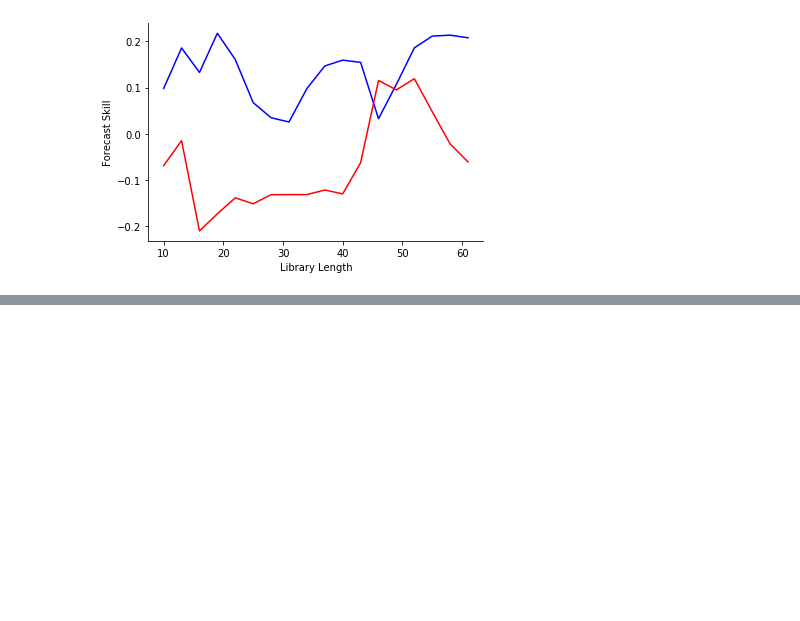
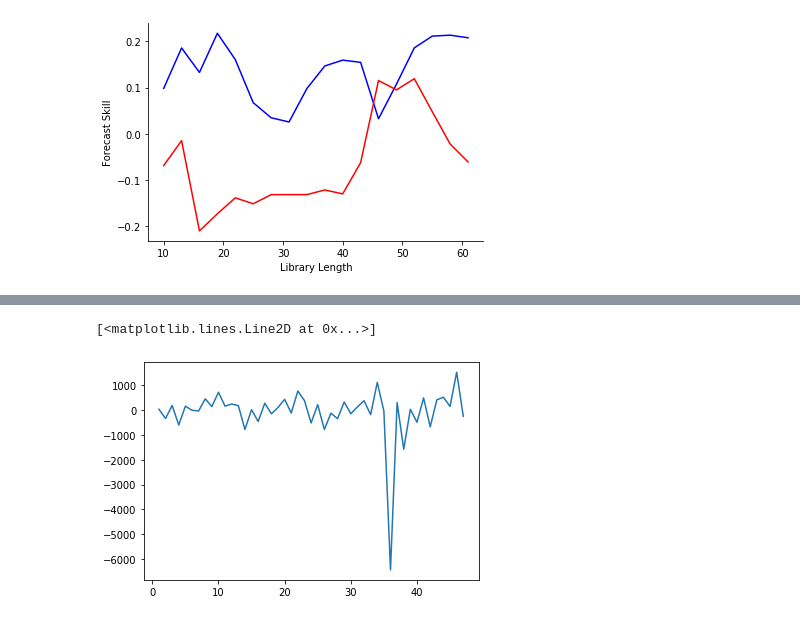
Before and after one commit to cenxi-si/DS-industry-project-group35, a Jupyter notebook: CCM_MisogynyTweet_vs_RapeCount.ipynb, the cells around one changed output, grey strips where cells are left out. Drawn from its saved outputs; the diff is of its cells as text; code cells hidden in the pictures; blank space fills up the shorter version.

```diff
--- a/CCM_MisogynyTweet_vs_RapeCount.ipynb
+++ b/CCM_MisogynyTweet_vs_RapeCount.ipynb
@@ -467,0 +698,7 @@ sns.despine()
+# %%
+crime_agg_year['shifted_crime_counts'] = crime_agg_year['crime_counts'] - crime_agg_year['crime_counts'].shift(-1)
+x1_shifted_rape_total = crime_agg_year['shifted_crime_counts'].to_numpy()
+plt.plot(np.arange(1,49),x1_shifted_rape_total)
+# %% [output]
+[<matplotlib.lines.Line2D at 0x...>]
+[figure, added]
```
Also changed, not shown: parts of 37 cells of this notebook.
